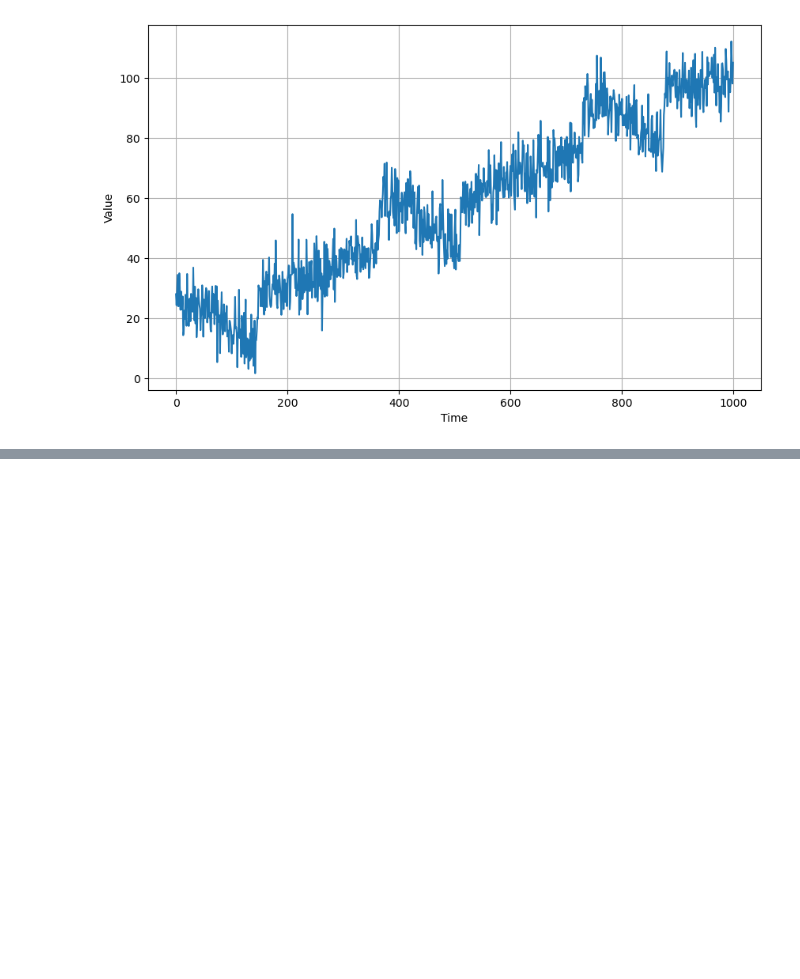
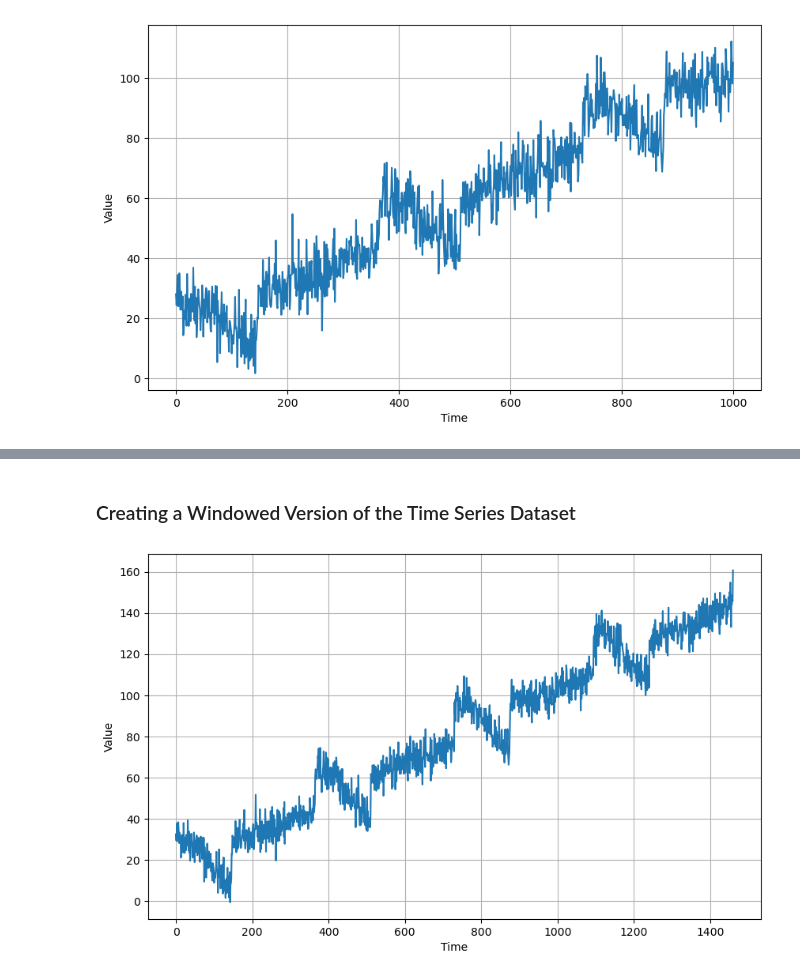
Before and after one commit to ammaarkhan/ML-Journey, a Jupyter notebook: Learning ML - 2.ipynb, the cells around one changed output, grey strips where cells are left out. Saved outputs shown, nothing was run; the diff lists cells and outputs as text; code cells hidden in the pictures; blank space fills up the shorter version.

```diff
--- a/Learning ML - 2.ipynb
+++ b/Learning ML - 2.ipynb
@@ -496,0 +551,33 @@ This approach gave the best accuracy values.
+# %% [markdown]
+### Creating a Windowed Version of the Time Series Dataset
+# %%
+def trend(time, slope=0):
+    return slope * time
+
+def seasonal_pattern(season_time):
+    return np.where(season_time < 0.4, np.cos(season_time * 2 * np.pi), 1 / np.exp(3 * season_time))
+
+def seasonality(time, period, amplitude=1, phase=0):
+    season_time = ((time + phase) % period) / period
+    return amplitude * seasonal_pattern(season_time)
+
+def noise(time, noise_level=1, seed=None):
+    rnd = np.random.RandomState(seed)
+    return rnd.randn(len(time)) * noise_level
+
+time = np.arange(4 * 365 + 1, dtype="float32")
+series = trend(time, 0.1)
+baseline = 10
+amplitude = 20
+slope = 0.09
+noise_level = 5
+
+series = baseline + trend(time, slope)
+series += seasonality(time, period=365, amplitude=amplitude)
+series += noise(time, noise_level, seed=42)
+
+plt.figure(figsize=(10, 6))
+plot_series(time, series)
+plt.show()
+# %% [output]
+[figure, added]
```
Also changed, not shown: parts of 56 cells of this notebook.
